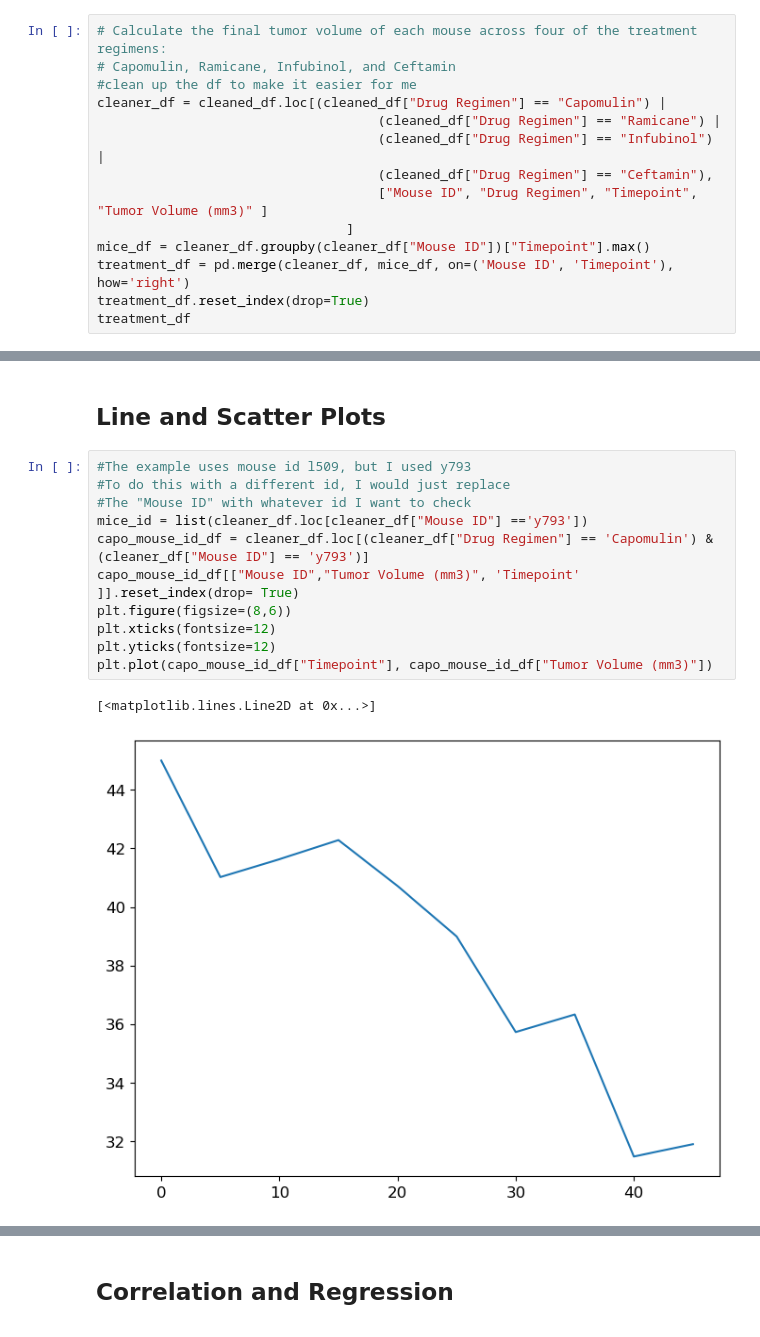
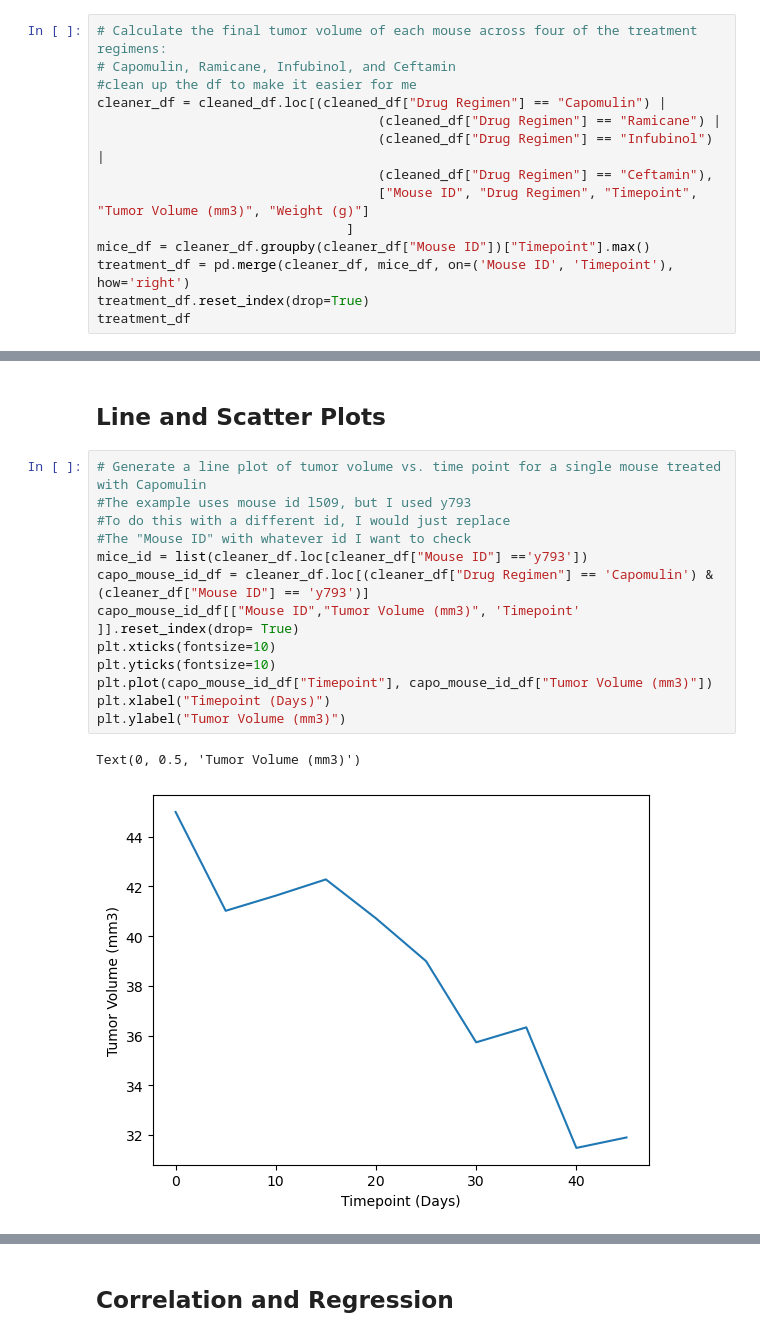
Before and after one commit to matthewjgarcia/Data_Visualization, a Jupyter notebook: pymaceuticals_starter.ipynb, the cells around one changed output, grey strips where cells are left out. Cells and saved outputs as stored; diff of their text form.

```diff
--- a/pymaceuticals_starter.ipynb
+++ b/pymaceuticals_starter.ipynb
@@ -200,7 +191,7 @@ cleaner_df = cleaned_df.loc[(cleaned_df["Drug Regimen"] == "Capomulin") |
                                     (cleaned_df["Drug Regimen"] == "Ramicane") |
                                     (cleaned_df["Drug Regimen"] == "Infubinol") |
                                     (cleaned_df["Drug Regimen"] == "Ceftamin"),
-                                    ["Mouse ID", "Drug Regimen", "Timepoint", "Tumor Volume (mm3)" ]
+                                    ["Mouse ID", "Drug Regimen", "Timepoint", "Tumor Volume (mm3)", "Weight (g)"]
                                 ]
 mice_df = cleaner_df.groupby(cleaner_df["Mouse ID"])["Timepoint"].max()
 treatment_df = pd.merge(cleaner_df, mice_df, on=('Mouse ID', 'Timepoint'), how='right')
@@ -270,16 +261,18 @@ plt.show()
 # %% [markdown]
 ## Line and Scatter Plots
 # %%
+# Generate a line plot of tumor volume vs. time point for a single mouse treated with Capomulin
 #The example uses mouse id l509, but I used y793
 #To do this with a different id, I would just replace
 #The "Mouse ID" with whatever id I want to check
 mice_id = list(cleaner_df.loc[cleaner_df["Mouse ID"] =='y793'])
 capo_mouse_id_df = cleaner_df.loc[(cleaner_df["Drug Regimen"] == 'Capomulin') & (cleaner_df["Mouse ID"] == 'y793')]
 capo_mouse_id_df[["Mouse ID","Tumor Volume (mm3)", 'Timepoint' ]].reset_index(drop= True)
-plt.figure(figsize=(8,6))
-plt.xticks(fontsize=12)
-plt.yticks(fontsize=12)
+plt.xticks(fontsize=10)
+plt.yticks(fontsize=10)
 plt.plot(capo_mouse_id_df["Timepoint"], capo_mouse_id_df["Tumor Volume (mm3)"])
+plt.xlabel("Timepoint (Days)")
+plt.ylabel("Tumor Volume (mm3)")
 # %% [output]
-[<matplotlib.lines.Line2D at 0x...>]
+Text(0, 0.5, 'Tumor Volume (mm3)')
-[figure, old version]
+[figure, new version]
```
Also changed, not shown: parts of 5 cells of this notebook.
